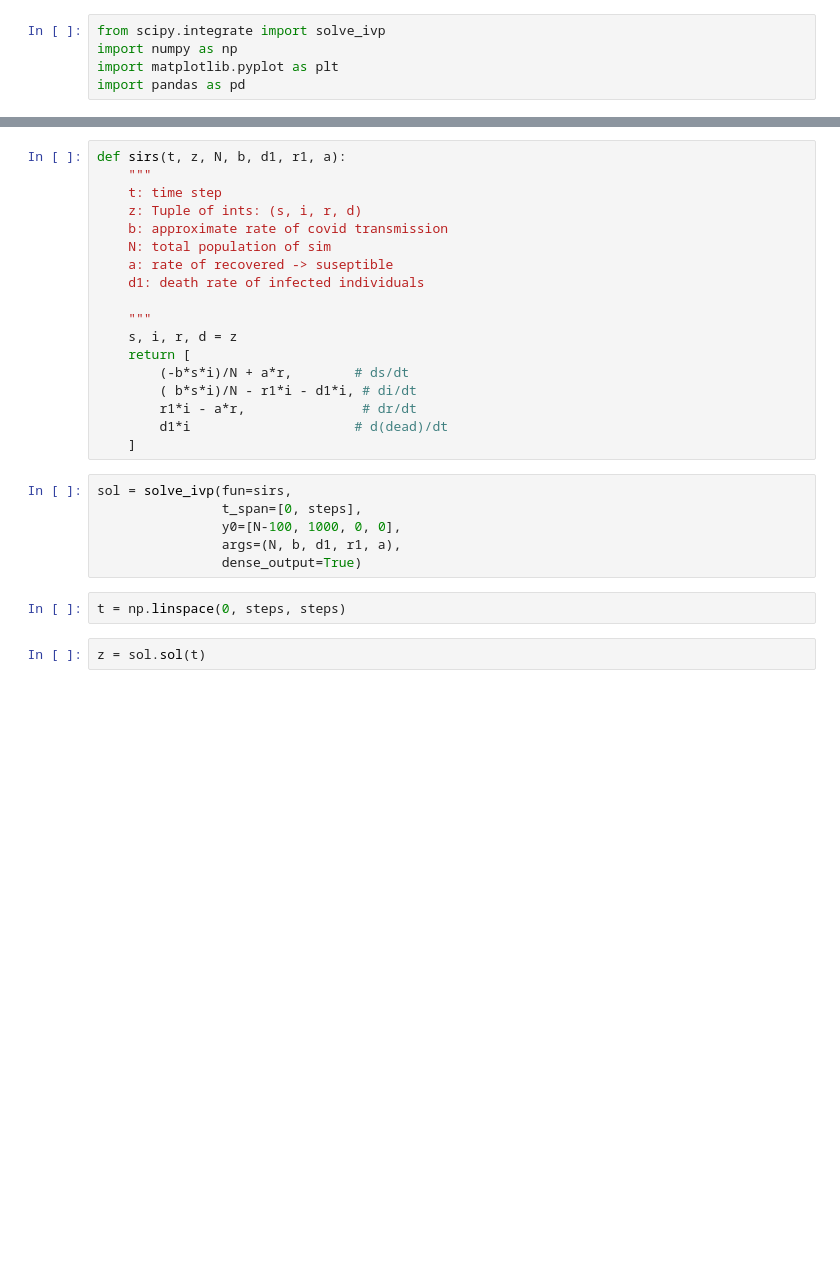
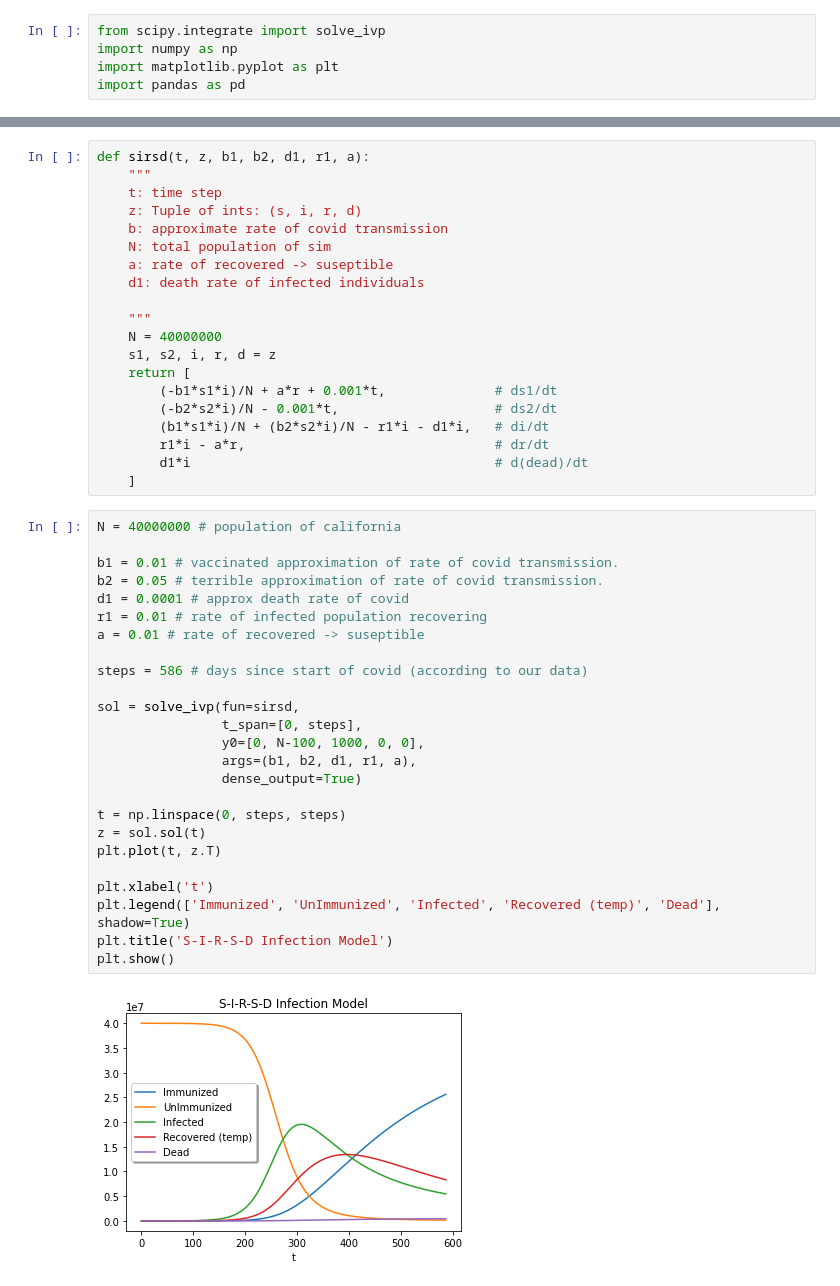
Before and after one commit to pfflanders/Math142CovidCA, a Jupyter notebook: solver.ipynb, the cells around one changed output, grey strips where cells are left out. Saved outputs shown, nothing was run; the diff lists cells and outputs as text; blank space fills up the shorter version.

```diff
--- a/solver.ipynb
+++ b/solver.ipynb
@@ -43,5 +107,5 @@ steps = 586 # days since start of covid
 # %%
-def sirs(t, z, N, b, d1, r1, a):
+def sirsd(t, z, b1, b2, d1, r1, a):
     """
     t: time step
     z: Tuple of ints: (s, i, r, d)
@@ -51,20 +115,39 @@ def sirs(t, z, N, b, d1, r1, a):
     d1: death rate of infected individuals
 
     """
-    s, i, r, d = z
+    N = 40000000
+    s1, s2, i, r, d = z
     return [
-        (-b*s*i)/N + a*r,        # ds/dt
-        ( b*s*i)/N - r1*i - d1*i, # di/dt
-        r1*i - a*r,               # dr/dt
-        d1*i                     # d(dead)/dt
+        (-b1*s1*i)/N + a*r + 0.001*t,              # ds1/dt
+        (-b2*s2*i)/N - 0.001*t,                    # ds2/dt
+        (b1*s1*i)/N + (b2*s2*i)/N - r1*i - d1*i,   # di/dt
+        r1*i - a*r,                                # dr/dt
+        d1*i                                       # d(dead)/dt
     ]
-# %%
-sol = solve_ivp(fun=sirs,
-                t_span=[0, steps],
-                y0=[N-100, 1000, 0, 0],
-                args=(N, b, d1, r1, a),
-                dense_output=True)
-# %%
-t = np.linspace(0, steps, steps)
-# %%
-z = sol.sol(t)
+# %%
+N = 40000000 # population of california
+
+b1 = 0.01 # vaccinated approximation of rate of covid transmission.
+b2 = 0.05 # terrible approximation of rate of covid transmission.
+d1 = 0.0001 # approx death rate of covid
+r1 = 0.01 # rate of infected population recovering
+a = 0.01 # rate of recovered -> suseptible
+
+steps = 586 # days since start of covid (according to our data)
+
+sol = solve_ivp(fun=sirsd,
+                t_span=[0, steps],
+                y0=[0, N-100, 1000, 0, 0],
+                args=(b1, b2, d1, r1, a),
+                dense_output=True)
+
+t = np.linspace(0, steps, steps)
+z = sol.sol(t)
+plt.plot(t, z.T)
+
+plt.xlabel('t')
+plt.legend(['Immunized', 'UnImmunized', 'Infected', 'Recovered (temp)', 'Dead'], shadow=True)
+plt.title('S-I-R-S-D Infection Model')
+plt.show()
+# %% [output]
+[figure, added]
```
Also changed, not shown: parts of 19 cells of this notebook.
